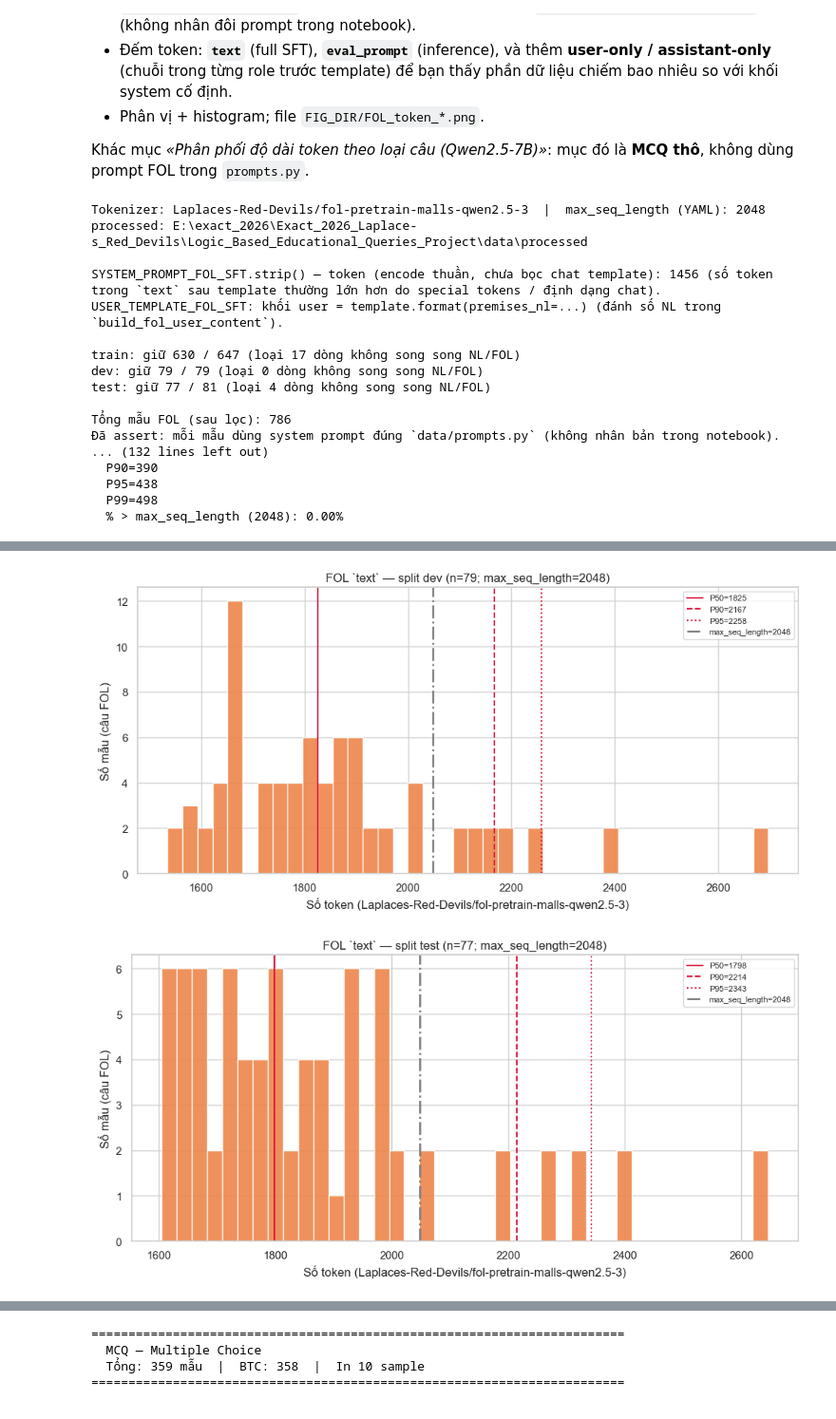
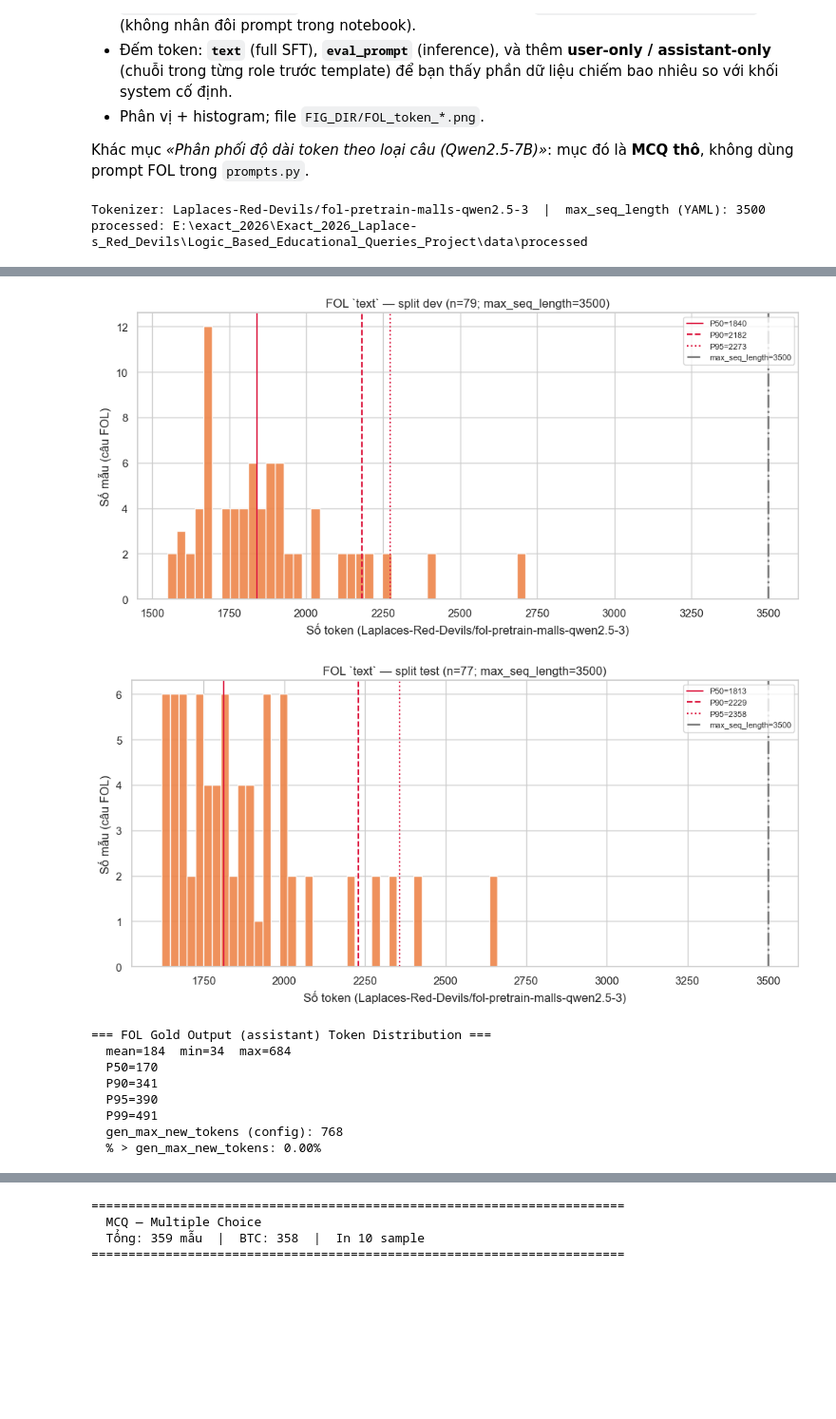
Before and after one commit to fishperson113/Exact_2026_Laplace-s_Red_Devils, a Jupyter notebook: Logic_Based_Educational_Queries_Project/notebooks/eda_and_preprocessing.ipynb, the cells around one changed output, grey strips where cells are left out. Shown at 95% size. Saved outputs shown, nothing was run; the diff lists cells and outputs as text; code cells hidden in the pictures; blank space fills up the shorter version.

Commit message:
Config for FOL  training, increase max length

```diff
--- a/Logic_Based_Educational_Queries_Project/notebooks/eda_and_preprocessing.ipynb
+++ b/Logic_Based_Educational_Queries_Project/notebooks/eda_and_preprocessing.ipynb
@@ -825,21 +823,40 @@ for sp in ("train", "dev", "test"):
         f"FOL_token_dist_full_text_{sp}.png",
         PALETTE[1],
     )
+
+
+# ============================================================
+# === THEM: Bieu do FOL Gold Output (assistant) tokens ===
+# === Quyet dinh gen_max_new_tokens ===
+# ============================================================
+
+try:
+    _gen_max_new = int((_cfg.get("model") or {}).get("gen_max_new_tokens", 768)) if "_cfg" in dir() else 768
+except Exception:
+    _gen_max_new = 768
+
+asst = df_fol_tok["n_tokens_assistant_msg"]
+print("=== FOL Gold Output (assistant) Token Distribution ===")
+print(f"  mean={asst.mean():.0f}  min={int(asst.min())}  max={int(asst.max())}")
+for p in (0.5, 0.9, 0.95, 0.99):
+    print(f"  P{int(p*100)}={asst.quantile(p):.0f}")
+print(f"  gen_max_new_tokens (config): {_gen_max_new}")
+print(f"  % > gen_max_new_tokens: {100 * (asst > _gen_max_new).mean():.2f}%")
+
+# --- Bieu do ---
+fig, ax = plt.subplots(figsize=(10, 5))
+ax.hist(asst, bins=40, color="darkorange", edgecolor="white", alpha=0.9)
+for p, ls in [(0.5, "-"), (0.9, "--"), (0.95, ":"), (0.99, "-.")]:
+    v = float(asst.quantile(p))
+    ax.axvline(v, color="crimson", linestyle=ls, lw=1.5, label=f"P{int(p*100)}={v:.0f}")
+ax.axvline(_gen_max_new, color="green", linestyle="-.", lw=2, label=f"gen_max_new_tokens={_gen_max_new}")
+ax.set_xlabel("So token FOL gold output")
+ax.set_ylabel("So mau")
+ax.set_title(f"FOL Gold Output (assistant) — token distribution (n={len(df_fol_tok)})")
+ax.legend(fontsize=8, loc="upper right")
+plt.tight_layout()
+plt.savefig(FIG_DIR / "FOL_token_dist_assistant_gold.png", dpi=120, bbox_inches="tight")
+plt.show()
 # %% [output]
-Tokenizer: Laplaces-Red-Devils/fol-pretrain-malls-qwen2.5-3  |  max_seq_length (YAML): 2048
+Tokenizer: Laplaces-Red-Devils/fol-pretrain-malls-qwen2.5-3  |  max_seq_length (YAML): 3500
 processed: E:\exact_2026\Exact_2026_Laplace-s_Red_Devils\Logic_Based_Educational_Queries_Project\data\processed
-
-SYSTEM_PROMPT_FOL_SFT.strip() — token (encode thuần, chưa bọc chat template): 1456 (số token trong `text` sau template thường lớn hơn do special tokens / định dạng chat).
-USER_TEMPLATE_FOL_SFT: khối user = template.format(premises_nl=...) (đánh số NL trong `build_fol_user_content`).
-
-train: giữ 630 / 647 (loại 17 dòng không song song NL/FOL)
-dev: giữ 79 / 79 (loại 0 dòng không song song NL/FOL)
-test: giữ 77 / 81 (loại 4 dòng không song song NL/FOL)
-
-Tổng mẫu FOL (sau lọc): 786
-Đã assert: mỗi mẫu dùng system prompt đúng `data/prompts.py` (không nhân bản trong notebook).
-... (132 lines left out)
-  P90=390
-  P95=438
-  P99=498
-  % > max_seq_length (2048): 0.00%
@@ -850,2 +885,10 @@ Tổng mẫu FOL (sau lọc): 786
-[figure, old version]
+[figure, new version]
-[figure, old version]
+[figure, new version]
+=== FOL Gold Output (assistant) Token Distribution ===
+  mean=184  min=34  max=684
+  P50=170
+  P90=341
+  P95=390
+  P99=491
+  gen_max_new_tokens (config): 768
+  % > gen_max_new_tokens: 0.00%
```
Also changed, not shown: parts of 2 cells of this notebook, 15 other files.
